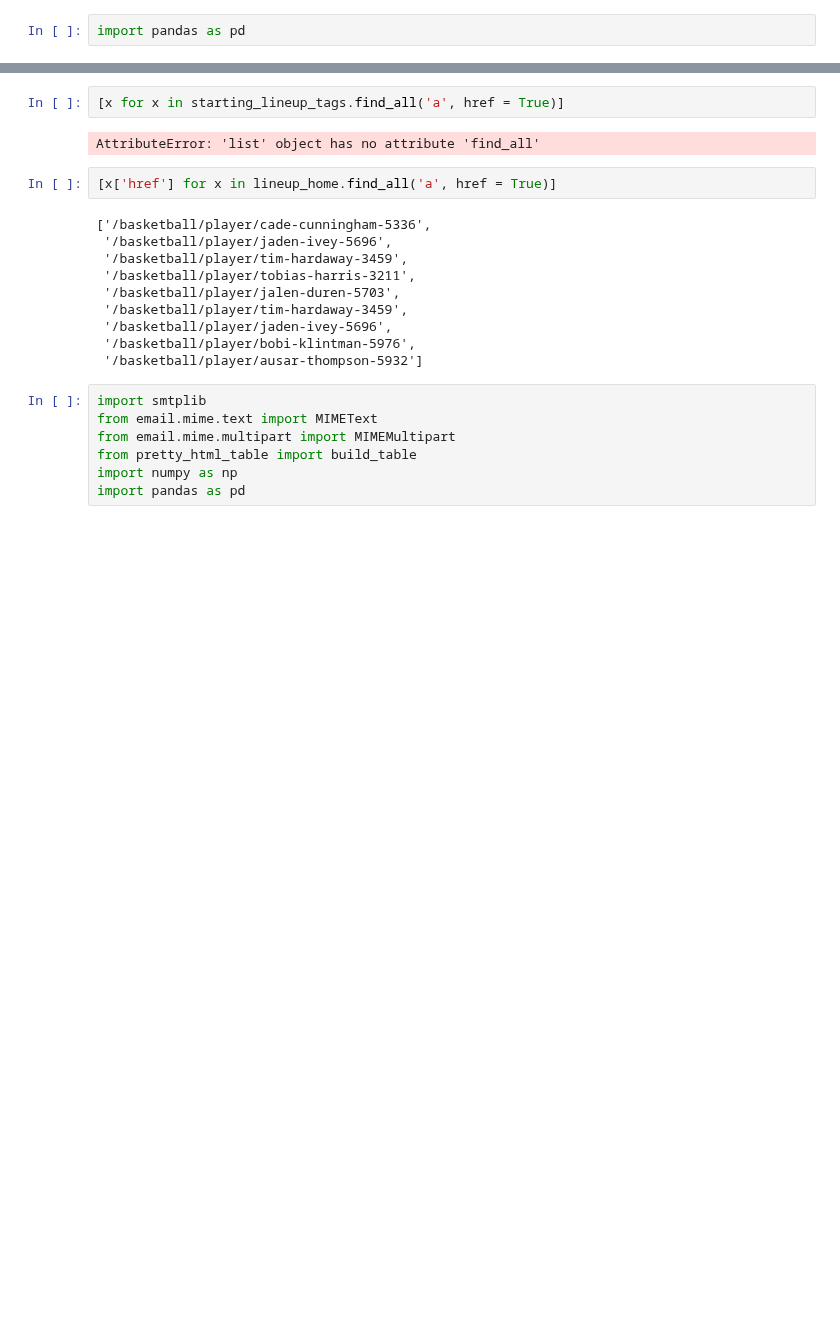
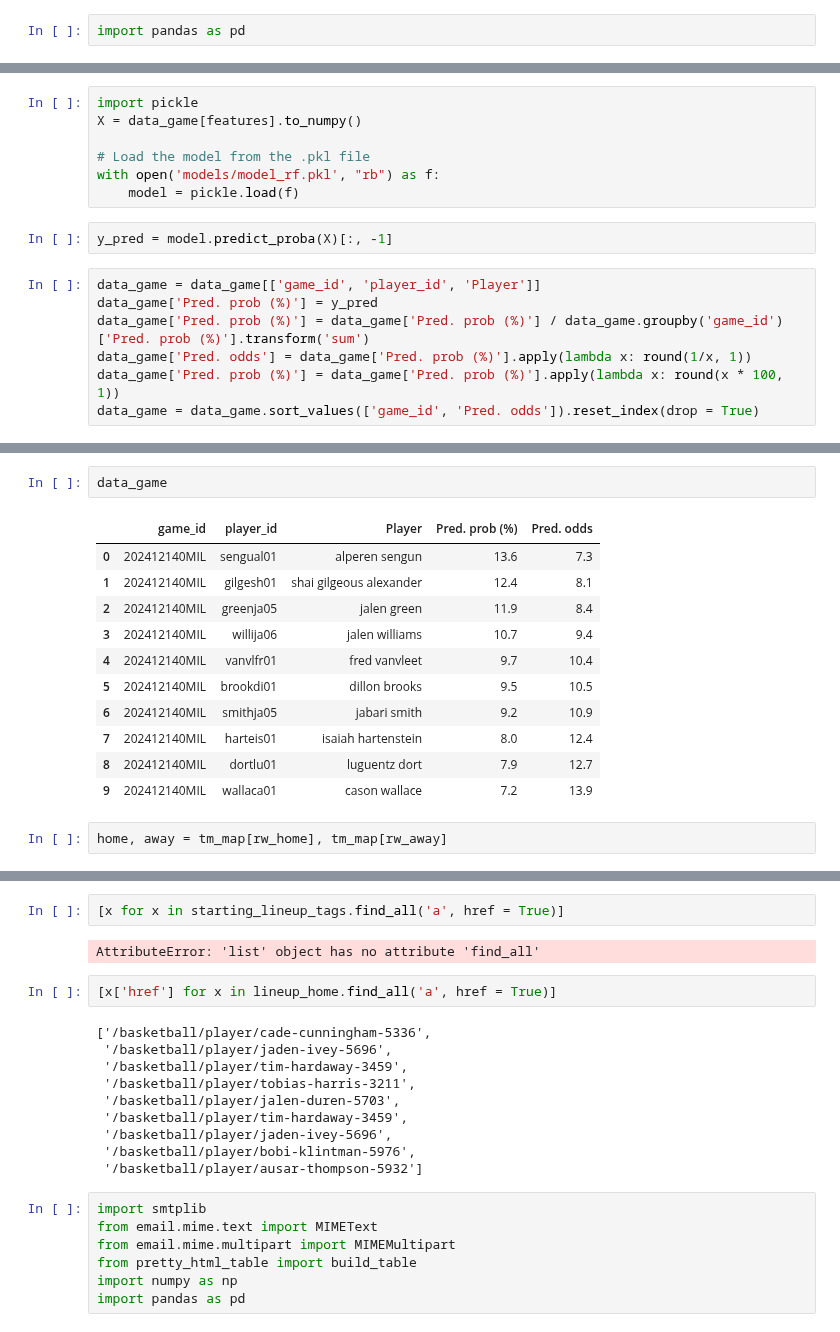
Before and after one commit to martinbog19/LeFirstBasket, a Jupyter notebook: starting_lineups.ipynb, the cells around one changed output, grey strips where cells are left out. Drawn from its saved outputs; the diff is of its cells as text; blank space fills up the shorter version.

```diff
--- a/starting_lineups.ipynb
+++ b/starting_lineups.ipynb
@@ -359,0 +124,16 @@ soup.find_all('button', class_ = 'see-proj-minutes')
+# %%
+import pickle
+X = data_game[features].to_numpy()
+
+# Load the model from the .pkl file
+with open('models/model_rf.pkl', "rb") as f:
+    model = pickle.load(f)
+# %%
+y_pred = model.predict_proba(X)[:, -1]
+# %%
+data_game = data_game[['game_id', 'player_id', 'Player']]
+data_game['Pred. prob (%)'] = y_pred
+data_game['Pred. prob (%)'] = data_game['Pred. prob (%)'] / data_game.groupby('game_id')['Pred. prob (%)'].transform('sum')
+data_game['Pred. odds'] = data_game['Pred. prob (%)'].apply(lambda x: round(1/x, 1))
+data_game['Pred. prob (%)'] = data_game['Pred. prob (%)'].apply(lambda x: round(x * 100, 1))
+data_game = data_game.sort_values(['game_id', 'Pred. odds']).reset_index(drop = True)
@@ -360,3 +161,19 @@ soup.find_all('button', class_ = 'see-proj-minutes')
+# %%
+data_game
+# %% [output]
+|  | game_id | player_id | Player | Pred. prob (%) | Pred. odds |
+| 0 | 202412140MIL | sengual01 | alperen sengun | 13.6 | 7.3 |
+| 1 | 202412140MIL | gilgesh01 | shai gilgeous alexander | 12.4 | 8.1 |
+| 2 | 202412140MIL | greenja05 | jalen green | 11.9 | 8.4 |
+| 3 | 202412140MIL | willija06 | jalen williams | 10.7 | 9.4 |
+| 4 | 202412140MIL | vanvlfr01 | fred vanvleet | 9.7 | 10.4 |
+| 5 | 202412140MIL | brookdi01 | dillon brooks | 9.5 | 10.5 |
+| 6 | 202412140MIL | smithja05 | jabari smith | 9.2 | 10.9 |
+| 7 | 202412140MIL | harteis01 | isaiah hartenstein | 8.0 | 12.4 |
+| 8 | 202412140MIL | dortlu01 | luguentz dort | 7.9 | 12.7 |
+| 9 | 202412140MIL | wallaca01 | cason wallace | 7.2 | 13.9 |
+# %%
+home, away = tm_map[rw_home], tm_map[rw_away]
 # %%
 lineup_away = soup.find('ul', class_ = 'lineup__list is-visit')
 starting_lineup_tags = lineup_away.find_all('li')[1:6]
```
Also changed, not shown: parts of 52 cells of this notebook, 3 other files.
